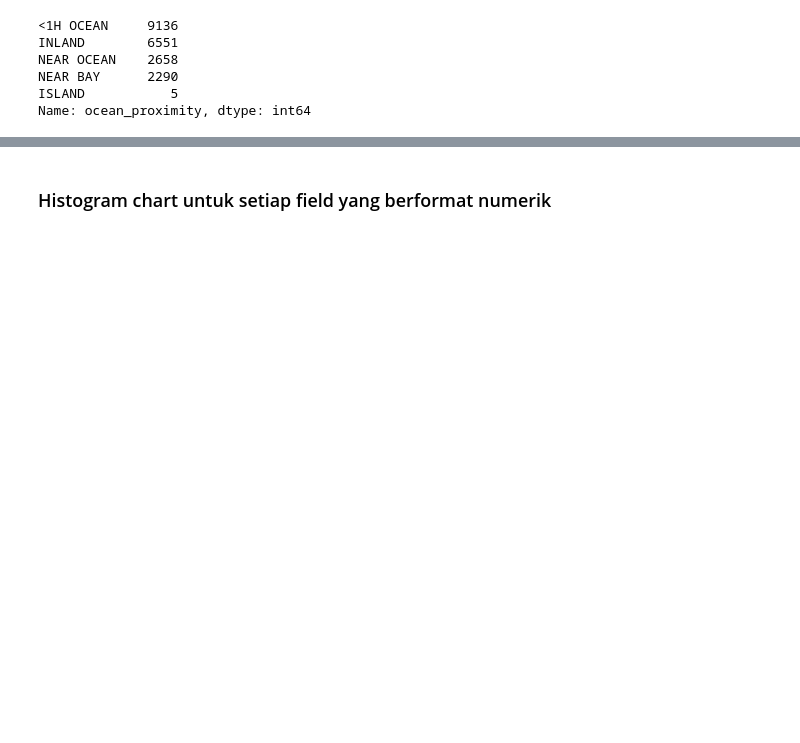
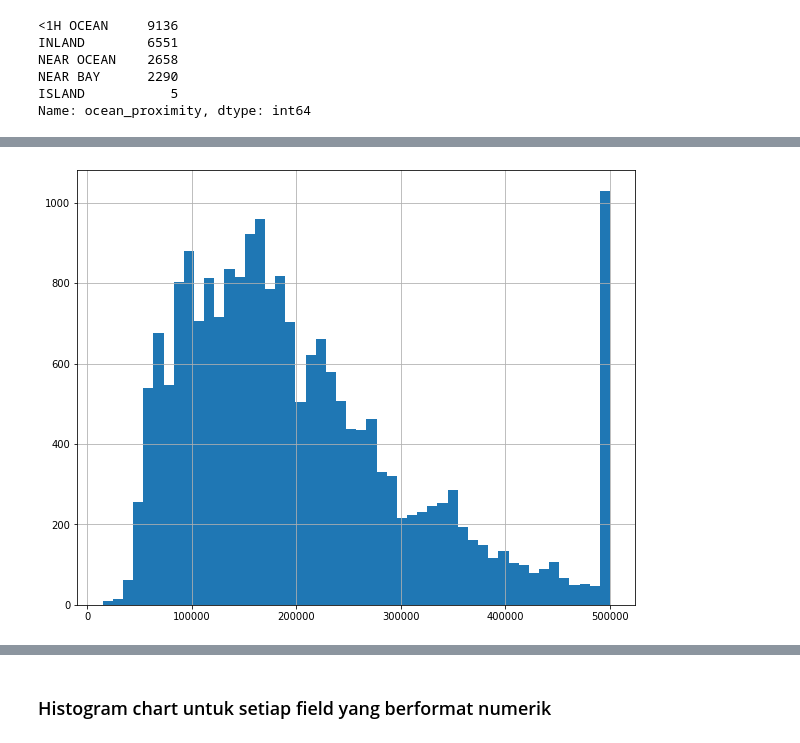
Before and after one commit to project303/Ngulik-Big-Data-dan-AI, a Jupyter notebook: Prediksi_Harga_Rumah_Menggunakan_Linear_Regression.ipynb, the cells around one changed output, grey strips where cells are left out. Cells and saved outputs as stored; diff of their text form; code cells hidden in the pictures; blank space fills up the shorter version.

```diff
--- a/Prediksi_Harga_Rumah_Menggunakan_Linear_Regression.ipynb
+++ b/Prediksi_Harga_Rumah_Menggunakan_Linear_Regression.ipynb
@@ -9,8 +29,8 @@ Data berkaitan dengan rumah-rumah yang ditemukan di distrik California tertentu
 # %%
 import pandas as pd
 
-df_housing = pd.read_csv("california-housing-prices.csv")
-df_housing.head()
+df_dataset = pd.read_csv("california-housing-prices.csv")
+df_dataset.head()
 # %% [output]
 |  | longitude | latitude | housing_median_age | total_rooms | total_bedrooms | population | households | ... |
 | 0 | -122.23 | 37.88 | 41.0 | 880.0 | 129.0 | 322.0 | 126.0 | ... |
@@ -104,0 +131,5 @@ Name: ocean_proximity, dtype: int64
+# %%
+df_dataset['median_house_value'].hist(bins=50, figsize=(10, 8))
+plt.show()
+# %% [output]
+[figure, added]
```
Also changed, not shown: parts of 31 cells of this notebook.
